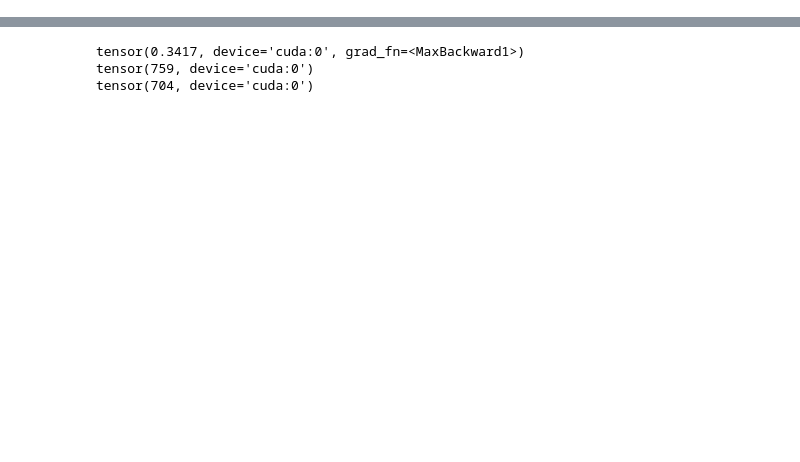
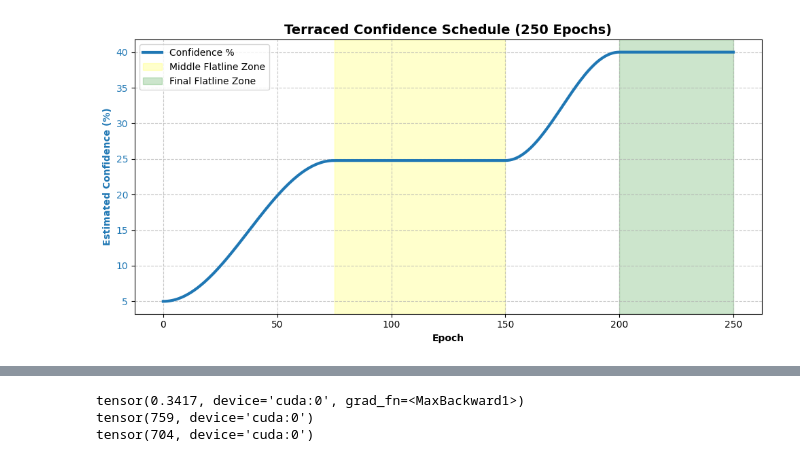
Before and after one commit to BarsatKhadka/CTS-Task-Aware-Clustering, a Jupyter notebook: matrix.ipynb, the cells around one changed output, grey strips where cells are left out. Drawn from its saved outputs; the diff is of its cells as text; code cells hidden in the pictures; blank space fills up the shorter version.

```diff
--- a/matrix.ipynb
+++ b/matrix.ipynb
@@ -143,6 +17,8 @@ import torch
 import torch.nn as nn
 import torch.nn.functional as F
 from torch_geometric.nn import GraphConv, to_hetero , global_mean_pool
+
+
 
 # ==========================================
 # 1. The Base Homogeneous SAGE Model
@@ -188,7 +64,7 @@ class HeteroCTS_GNN(nn.Module):
 
         # Wirelength: Expects mean + variance concatenated (size: 2 * hidden_dim)
         self.wl_head = nn.Sequential(
-            nn.Linear(hidden_dim * 2 + num_params, hidden_dim),
+            nn.Linear(hidden_dim + num_params, hidden_dim),
             nn.ReLU(),
             nn.Linear(hidden_dim, 1)
         )
@@ -215,8 +91,7 @@ class HeteroCTS_GNN(nn.Module):
 
         # 3. Wirelength: Mean + Var Pool and Concatenate Knobs [cite: 198, 199]
         mu = h.mean(dim=0, keepdim=True)
-        var = h.var(dim=0, keepdim=True)
-        h_wl_combined = torch.cat([mu, var, cts_params], dim=-1)
+        h_wl_combined = torch.cat([mu,  cts_params], dim=-1)
         wl_pred = self.wl_head(h_wl_combined)
 
         # 4. Skew: Attention Pool and Concatenate Knobs [cite: 190, 191]
@@ -399,0 +343,69 @@ KeyboardInterrupt:
+# %%
+import math
+import matplotlib.pyplot as plt
+
+def get_tau(epoch):
+    tau_start = 2.0
+    tau_mid = 1.35   # Targets ~25% Confidence for the middle flatline
+    tau_end = 0.85   # Targets ~40% Confidence for the final floor
+
+    if epoch < 75:
+        # Phase 1: Smooth descent to the middle flatline
+        progress = epoch / 75.0
+        return tau_mid + 0.5 * (tau_start - tau_mid) * (1 + math.cos(math.pi * progress))
+
+    elif epoch < 150:
+        # Phase 2: THE MIDDLE FLATLINE (Epoch 75 to 150)
+        return tau_mid
+
+    elif epoch < 200:
+        # Phase 3: Smooth descent to the final floor
+        progress = (epoch - 150) / 50.0
+        return tau_end + 0.5 * (tau_mid - tau_end) * (1 + math.cos(math.pi * progress))
+
+    else:
+        # Phase 4: THE FINAL FLATLINE (Epoch 200 to 250+)
+        return tau_end
+
+# Maps tau values to the actual Confidence % you saw in your logs
+def estimate_confidence(tau):
+    confidence = 5.0 + (2.0 - tau) * 30.43
+    return confidence
+
+# Generate data for 251 epochs
+epochs = list(range(251))
+taus = [get_tau(e) for e in epochs]
+confs = [estimate_confidence(t) for t in taus]
+
+# 1. Print the Percentage Table
+print(f"{'Epoch':<6} | {'Tau':<6} | {'Est. Confidence %':<17} | {'Phase'}")
+print("-" * 55)
+for epoch in range(251):
+    if epoch % 10 == 0 or epoch in [75, 150, 200]:
+        t = get_tau(epoch)
+        c = estimate_confidence(t)
+
+        phase = "Descent"
+        if 75 <= epoch < 150: phase = "MIDDLE FLATLINE (L2 Balancing)"
+        elif epoch >= 200: phase = "FINAL FLATLINE (Deep Learning)"
+
+        print(f"{epoch:<6} | {t:.4f} | {c:>15.2f}% | {phase}")
+
+# 2. Plot the Terraced Curve
+fig, ax1 = plt.subplots(figsize=(10, 5))
+
+ax1.set_xlabel('Epoch', fontweight='bold')
+ax1.set_ylabel('Estimated Confidence (%)', color='tab:blue', fontweight='bold')
+ax1.plot(epochs, confs, color='tab:blue', linewidth=3, label='Confidence %')
+ax1.tick_params(axis='y', labelcolor='tab:blue')
+
+# Highlight the flatline zones
+ax1.axvspan(75, 150, color='yellow', alpha=0.2, label='Middle Flatline Zone')
+ax1.axvspan(200, 250, color='green', alpha=0.2, label='Final Flatline Zone')
+
+plt.title("Terraced Confidence Schedule (250 Epochs)", fontsize=14, fontweight='bold')
+plt.grid(True, linestyle='--', alpha=0.7)
+plt.legend(loc='upper left')
+fig.tight_layout()
+plt.show()
+# %% [output]
@@ -400,3 +429,4 @@ KeyboardInterrupt:
+[figure, added]
 # %%
 import matplotlib.pyplot as plt
 import numpy as np
```
Also changed, not shown: parts of 4 cells of this notebook, 5 other files.
